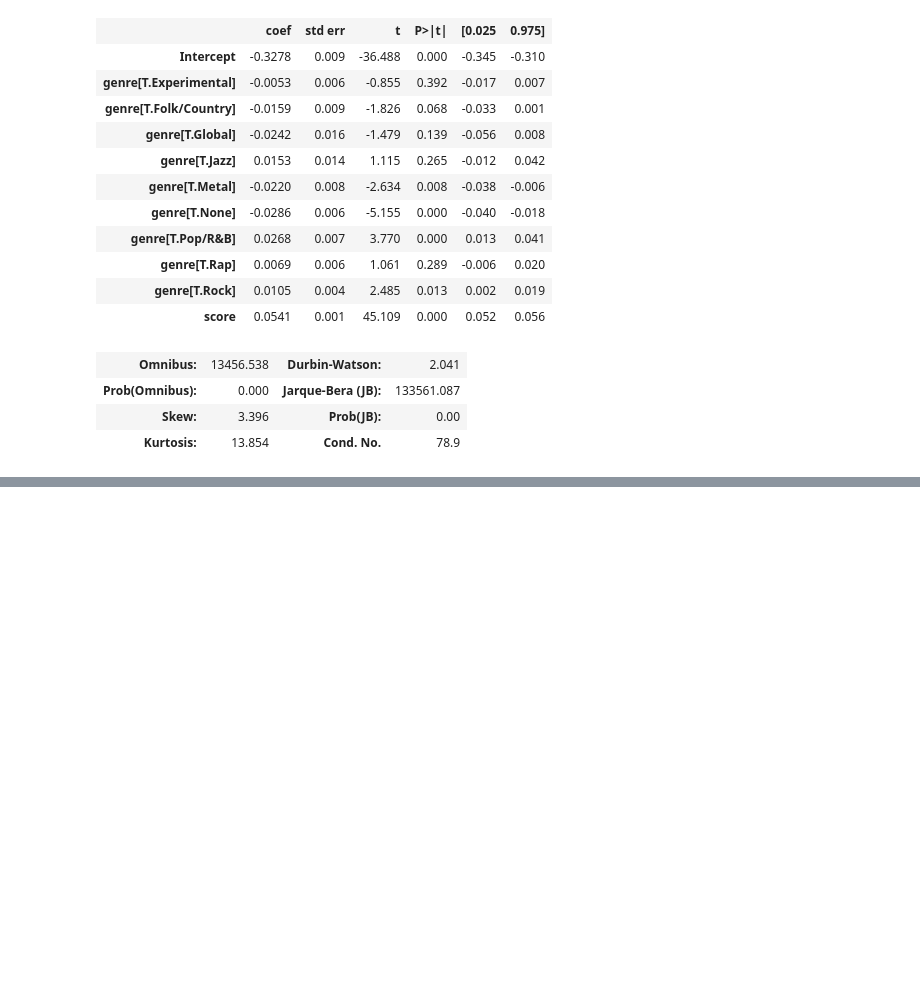
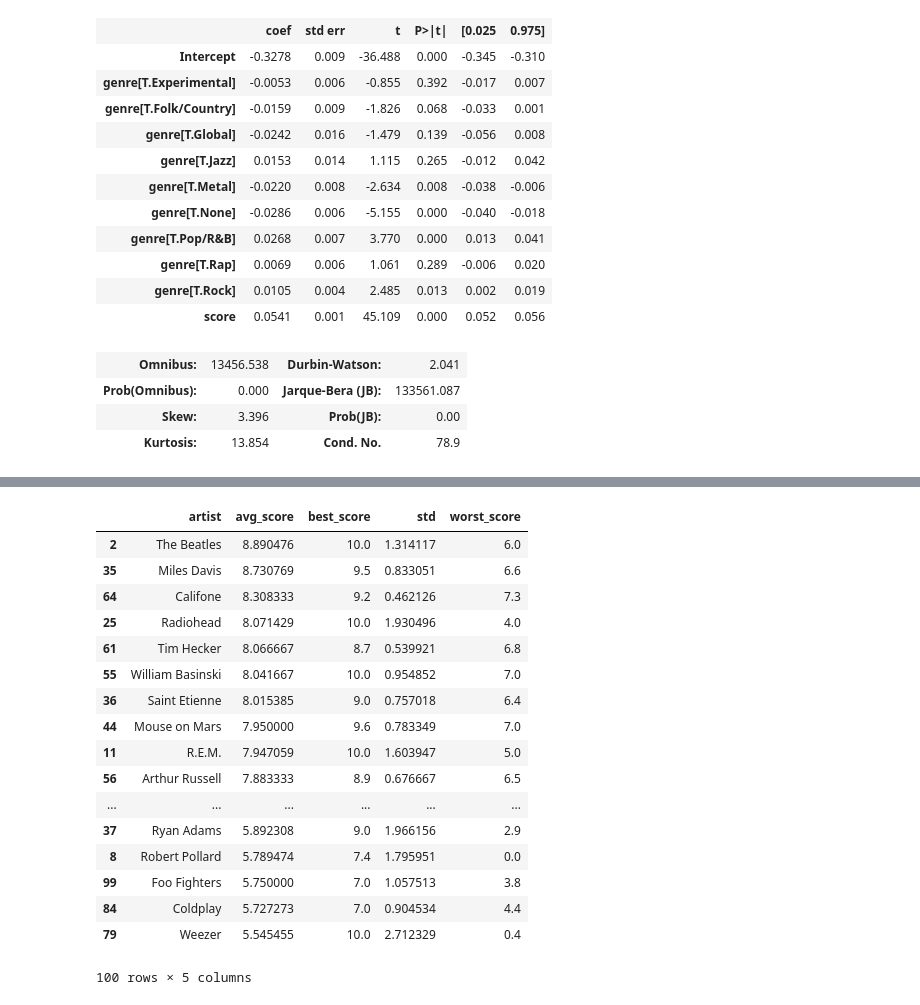
Before and after one commit to abourn/370-final, a Jupyter notebook: pitchfork.ipynb, the cells around one changed output, grey strips where cells are left out. Saved outputs shown, nothing was run; the diff lists cells and outputs as text; code cells hidden in the pictures; blank space fills up the shorter version.

Commit message:
added top 100 artists analysis

```diff
--- a/pitchfork.ipynb
+++ b/pitchfork.ipynb
@@ -297,3 +294,7 @@ OLS Regression Results
 | Prob(Omnibus): | 0.000 | Jarque-Bera (JB): | 133561.087 |
 | Skew: | 3.396 | Prob(JB): | 0.00 |
 | Kurtosis: | 13.854 | Cond. No. | 78.9 |
+# %%
+top_100_artists = reviews_no_various_artists.groupby(['artist']).size().sort_values(ascending=False)
+top_100_artists = top_100_artists.head(n=100)
+top_100_artists
@@ -299,0 +319,31 @@ OLS Regression Results
+# %%
+artist_score = pd.DataFrame(columns=['artist', 'avg_score', 'best_score', 'std'])
+for artist, count in top_100_artists.items():
+    artist_reviews = data[data['artist'] == artist]
+    avg_score = artist_reviews['score'].mean()
+    best_score = artist_reviews['score'].max()
+    worst_score = artist_reviews['score'].min()
+    std = artist_reviews['score'].std()
+    artist_score = artist_score.append({'artist': artist, 'avg_score': avg_score, 'best_score': best_score, 'worst_score': worst_score,'std': std}, ignore_index=True)
+
+artist_score = artist_score.sort_values(by=["avg_score"], ascending = False)
+artist_score
+# %% [output]
+|  | artist | avg_score | best_score | std | worst_score |
+| 2 | The Beatles | 8.890476 | 10.0 | 1.314117 | 6.0 |
+| 35 | Miles Davis | 8.730769 | 9.5 | 0.833051 | 6.6 |
+| 64 | Califone | 8.308333 | 9.2 | 0.462126 | 7.3 |
+| 25 | Radiohead | 8.071429 | 10.0 | 1.930496 | 4.0 |
+| 61 | Tim Hecker | 8.066667 | 8.7 | 0.539921 | 6.8 |
+| 55 | William Basinski | 8.041667 | 10.0 | 0.954852 | 7.0 |
+| 36 | Saint Etienne | 8.015385 | 9.0 | 0.757018 | 6.4 |
+| 44 | Mouse on Mars | 7.950000 | 9.6 | 0.783349 | 7.0 |
+| 11 | R.E.M. | 7.947059 | 10.0 | 1.603947 | 5.0 |
+| 56 | Arthur Russell | 7.883333 | 8.9 | 0.676667 | 6.5 |
+| ... | ... | ... | ... | ... | ... |
+| 37 | Ryan Adams | 5.892308 | 9.0 | 1.966156 | 2.9 |
+| 8 | Robert Pollard | 5.789474 | 7.4 | 1.795951 | 0.0 |
+| 99 | Foo Fighters | 5.750000 | 7.0 | 1.057513 | 3.8 |
+| 84 | Coldplay | 5.727273 | 7.0 | 0.904534 | 4.4 |
+| 79 | Weezer | 5.545455 | 10.0 | 2.712329 | 0.4 |
+100 rows × 5 columns
```
Also changed, not shown: parts of 4 cells of this notebook.
